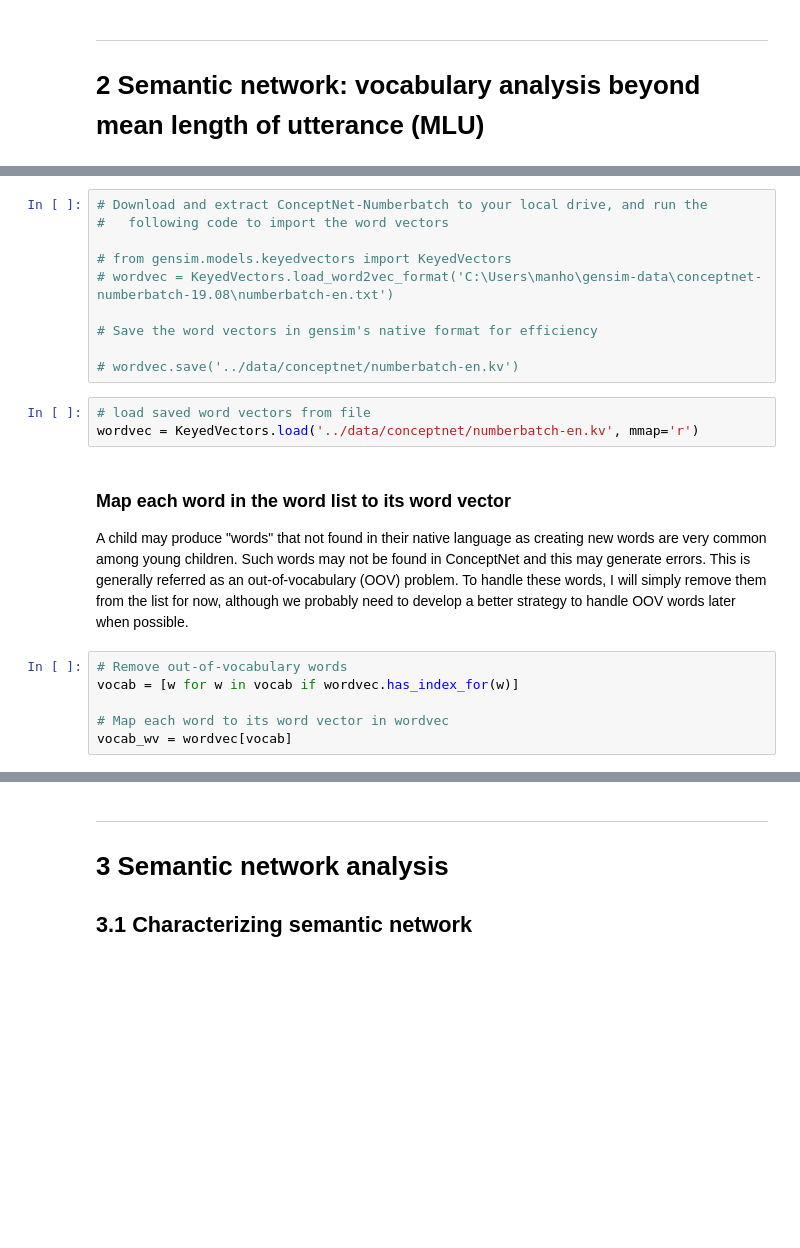
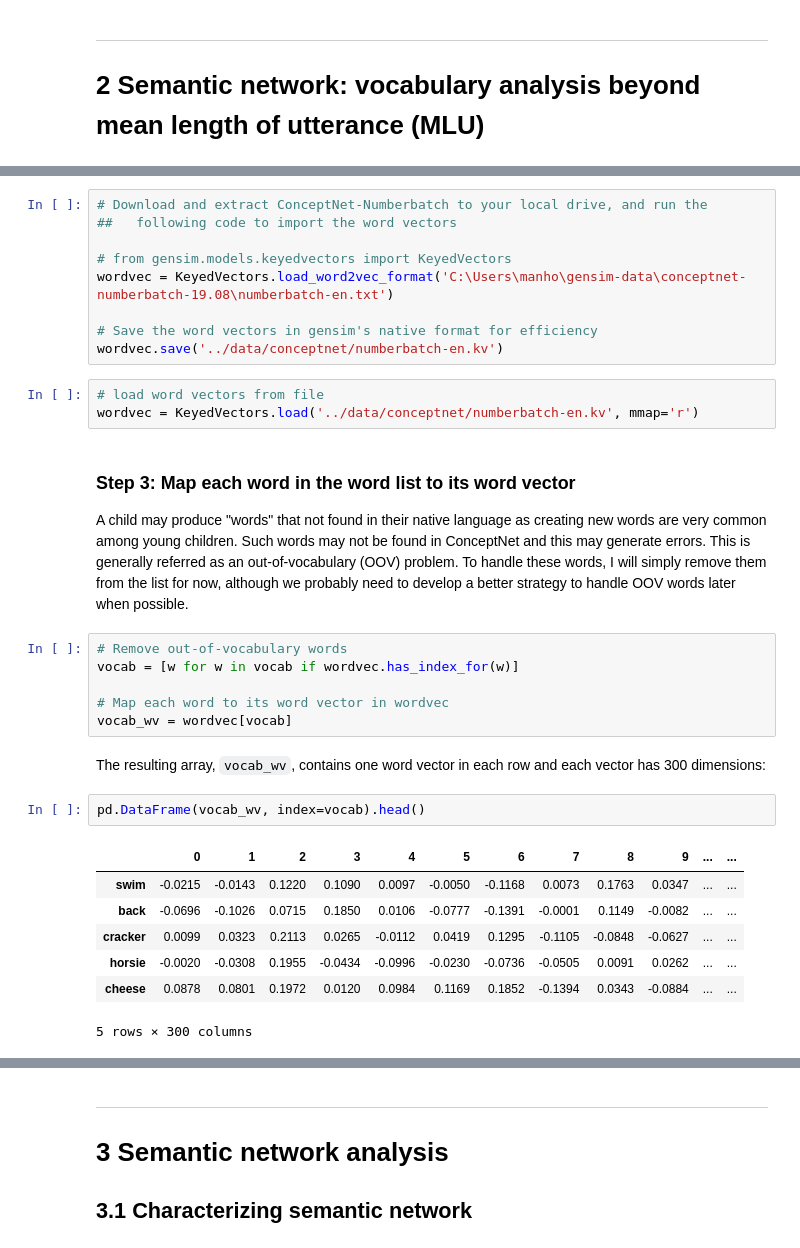
Before and after one commit to Data-Science-for-Linguists-2022/Child-Vocab-Development, a Jupyter notebook: code/vocabulary_analysis.ipynb, the cells around one changed output, grey strips where cells are left out. Saved outputs shown, nothing was run; the diff lists cells and outputs as text; blank space fills up the shorter version.

```diff
--- a/code/vocabulary_analysis.ipynb
+++ b/code/vocabulary_analysis.ipynb
@@ -134,18 +145,17 @@ Before further processing, we will need to generate word vectors by training mod
 # %%
 # Download and extract ConceptNet-Numberbatch to your local drive, and run the
-#   following code to import the word vectors
+##   following code to import the word vectors
 
 # from gensim.models.keyedvectors import KeyedVectors
-# wordvec = KeyedVectors.load_word2vec_format('C:\Users\manho\gensim-data\conceptnet-numberbatch-19.08\numberbatch-en.txt')
+wordvec = KeyedVectors.load_word2vec_format('C:\Users\manho\gensim-data\conceptnet-numberbatch-19.08\numberbatch-en.txt')
 
 # Save the word vectors in gensim's native format for efficiency
-
-# wordvec.save('../data/conceptnet/numberbatch-en.kv')
+wordvec.save('../data/conceptnet/numberbatch-en.kv')
 # %%
-# load saved word vectors from file
+# load word vectors from file
 wordvec = KeyedVectors.load('../data/conceptnet/numberbatch-en.kv', mmap='r')
 # %% [markdown]
-### Map each word in the word list to its word vector
+### Step 3: Map each word in the word list to its word vector
 
 A child may produce "words" that not found in their native language as creating new words are very common among young children. Such words may not be found in ConceptNet and this may generate errors. This is generally referred as an out-of-vocabulary (OOV) problem. To handle these words, I will simply remove them from the list for now, although we probably need to develop a better strategy to handle OOV words later when possible.
 # %%
@@ -154,3 +164,15 @@ vocab = [w for w in vocab if wordvec.has_index_for(w)]
 
 # Map each word to its word vector in wordvec
 vocab_wv = wordvec[vocab]
+# %% [markdown]
+The resulting array, `vocab_wv`, contains one word vector in each row and each vector has 300 dimensions:
+# %%
+pd.DataFrame(vocab_wv, index=vocab).head()
+# %% [output]
+|  | 0 | 1 | 2 | 3 | 4 | 5 | 6 | 7 | 8 | 9 | ... | ... |
+| swim | -0.0215 | -0.0143 | 0.1220 | 0.1090 | 0.0097 | -0.0050 | -0.1168 | 0.0073 | 0.1763 | 0.0347 | ... | ... |
+| back | -0.0696 | -0.1026 | 0.0715 | 0.1850 | 0.0106 | -0.0777 | -0.1391 | -0.0001 | 0.1149 | -0.0082 | ... | ... |
+| cracker | 0.0099 | 0.0323 | 0.2113 | 0.0265 | -0.0112 | 0.0419 | 0.1295 | -0.1105 | -0.0848 | -0.0627 | ... | ... |
+| horsie | -0.0020 | -0.0308 | 0.1955 | -0.0434 | -0.0996 | -0.0230 | -0.0736 | -0.0505 | 0.0091 | 0.0262 | ... | ... |
+| cheese | 0.0878 | 0.0801 | 0.1972 | 0.0120 | 0.0984 | 0.1169 | 0.1852 | -0.1394 | 0.0343 | -0.0884 | ... | ... |
+5 rows × 300 columns
```
Also changed, not shown: parts of 24 cells of this notebook.
